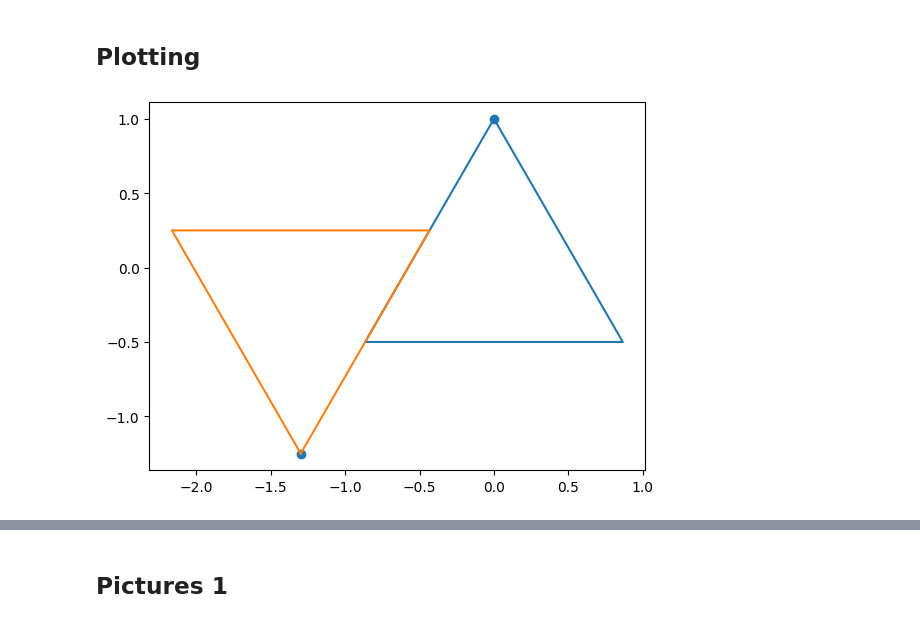
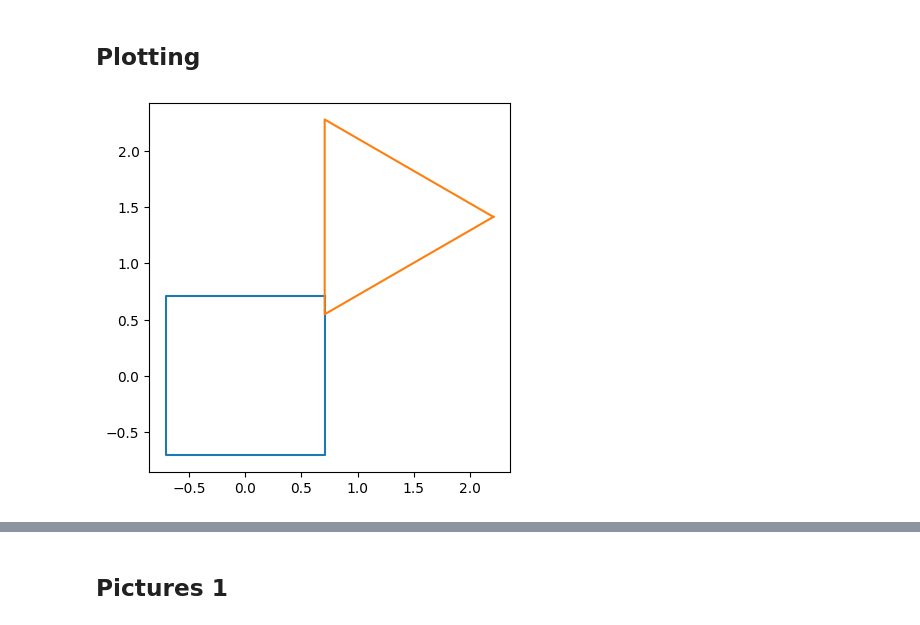
Before and after one commit to alex-k-exe/sci-fair, a Jupyter notebook: GlobalFunctions.ipynb, the cells around one changed output, grey strips where cells are left out. Cells and saved outputs as stored; diff of their text form; code cells hidden in the pictures.

```diff
--- a/GlobalFunctions.ipynb
+++ b/GlobalFunctions.ipynb
@@ -50,23 +51,29 @@ def makePoly(sides, radius):
 # %% [markdown]
 ## Finding and rotating by the angle needed for rolling
 # %%
-def angleFinder(a, b, nextA, nextB, tracingPoint):
+def angleFinder(a, b, nextA, nextB, tracingPoint, result, accuracy):
     aAngle = (len(a.exterior.coords) - 3) * 180 / (len(a.exterior.coords) - 1)
     if touches(nextA[0], b):
         if nextB[0].__eq__(nextA[0]):
             # on edge
-            b, tracingPoint = animRotate(b, tracingPoint, -(360 - aAngle - bAngle), *nextA[0].coords, 5)
+            angle = 360 - aAngle - bAngle
             nextB[1] = changePoint(nextB[1], b, -1)
         else:
             # over edge
-            b = aff.rotate(b, -(180 - aAngle), *nextA[0].coords)
+            angle = 180 - aAngle
+        rotationPoint = list(nextA[0].coords)
         nextA[1] = changePoint(nextA[1], a, 1)
     else:
         # behind edge
         bAngle = (len(b.exterior.coords) - 3) * 180 / (len(b.exterior.coords) - 1)
-        b = aff.rotate(b, -(180 - bAngle), *nextB[0].coords)
+        angle = 180 - bAngle
+        rotationPoint = list(nextB[0].coords)
         nextB[1] = changePoint(nextB[1], b, -1)
     nextA[0] = extractPoint(nextA[1], a)
     nextB[0] = extractPoint(nextB[1], b)
-    return b, nextA, nextB
+
+    b, tracingPoint, result = animRotate(b, angle, *rotationPoint, tracingPoint, result, accuracy)
+    print(b.exterior.coords[len(b.exterior.coords) - 1])
+
+    return b, nextA, nextB, tracingPoint, result
 # %% [markdown]
@@ -95,10 +116,10 @@ def animRotate(poly, angle, rotationPoint, accuracy):
 # %% [markdown]
 # Testing
 # %%
-a = makePoly(3, 1)
+a = makePoly(4, 1)
 b = makePoly(3, 1)
-tracingPoint = geom.Point(b.centroid.coords[0], b.bounds[3])
-trace = [*tracingPoint.coords]
+tracingPoint = geom.Point(b.centroid.coords[0][0], b.bounds[3])
+result = [*list(tracingPoint.coords)]
 
 b = aff.translate(b, yoff=abs(a.bounds[3]) + abs(b.bounds[1]))
 # %% [markdown]
@@ -132,14 +153,13 @@ nextB[0] = extractPoint(nextB[1], b)
 # %% [markdown]
 ## Continuous rotation
 # %%
-for i in range(0, 10):
-    b, nextA, nextB = angleFinder(a, b, nextA, nextB)
+for i in range(0, 0):
+    b, nextA, nextB, tracingPoint, result = angleFinder(a, b, nextA, nextB, tracingPoint, result, 10)
 # %% [markdown]
 ## Plotting
 # %%
 fig, axes = plt.subplots(1, 1)
 axes.axes.set_aspect("equal")
 plotPolys([a, b], axes)
-plotPoints([a.exterior.coords[0], b.exterior.coords[0]], axes)
 # %% [output]
-[figure, old version]
+[figure, new version]
```
Also changed, not shown: parts of 5 cells of this notebook.
